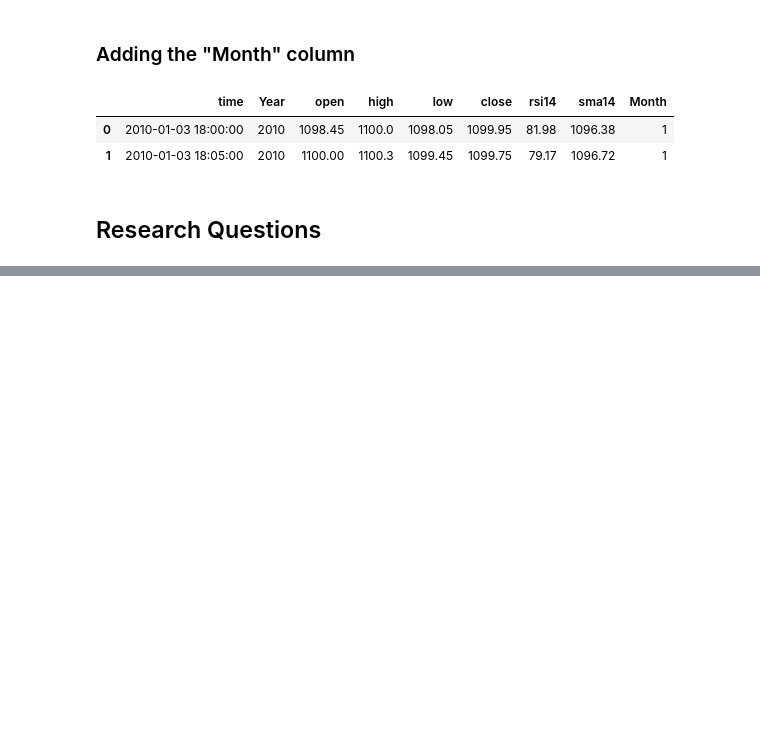
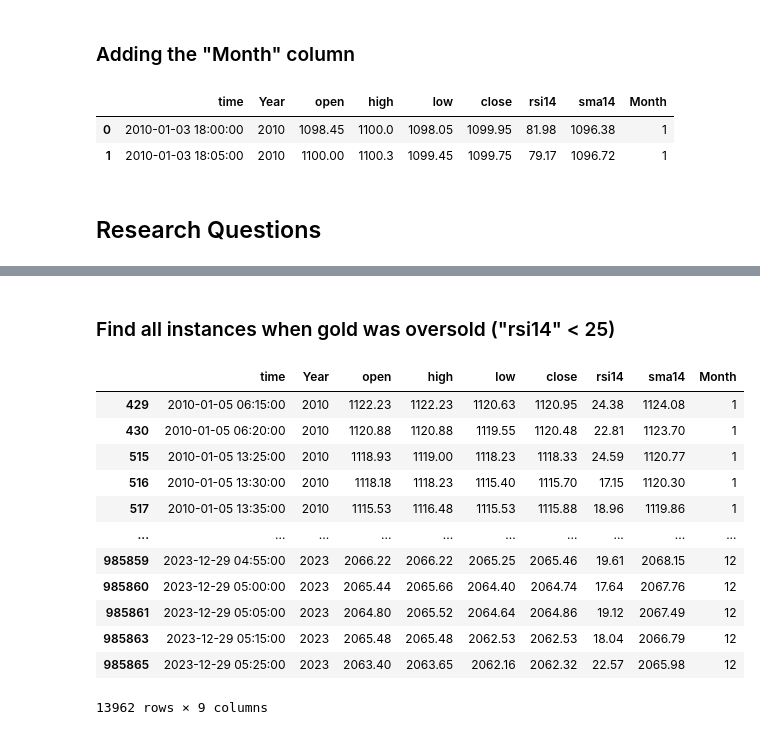
Before and after one commit to Tanay-Dwivedi/Gold-Price-Data-Analysis, a Jupyter notebook: gold_price_data_analysis.ipynb, the cells around one changed output, grey strips where cells are left out. Drawn from its saved outputs; the diff is of its cells as text; code cells hidden in the pictures; blank space fills up the shorter version.

```diff
--- a/gold_price_data_analysis.ipynb
+++ b/gold_price_data_analysis.ipynb
@@ -129,0 +228,18 @@ df.head(2)
+# %% [markdown]
+### Find all instances when gold was oversold ("rsi14" < 25)
+# %%
+df[df["rsi14"] < 25]
+# %% [output]
+|  | time | Year | open | high | low | close | rsi14 | sma14 | Month |
+| 429 | 2010-01-05 06:15:00 | 2010 | 1122.23 | 1122.23 | 1120.63 | 1120.95 | 24.38 | 1124.08 | 1 |
+| 430 | 2010-01-05 06:20:00 | 2010 | 1120.88 | 1120.88 | 1119.55 | 1120.48 | 22.81 | 1123.70 | 1 |
+| 515 | 2010-01-05 13:25:00 | 2010 | 1118.93 | 1119.00 | 1118.23 | 1118.33 | 24.59 | 1120.77 | 1 |
+| 516 | 2010-01-05 13:30:00 | 2010 | 1118.18 | 1118.23 | 1115.40 | 1115.70 | 17.15 | 1120.30 | 1 |
+| 517 | 2010-01-05 13:35:00 | 2010 | 1115.53 | 1116.48 | 1115.53 | 1115.88 | 18.96 | 1119.86 | 1 |
+| ... | ... | ... | ... | ... | ... | ... | ... | ... | ... |
+| 985859 | 2023-12-29 04:55:00 | 2023 | 2066.22 | 2066.22 | 2065.25 | 2065.46 | 19.61 | 2068.15 | 12 |
+| 985860 | 2023-12-29 05:00:00 | 2023 | 2065.44 | 2065.66 | 2064.40 | 2064.74 | 17.64 | 2067.76 | 12 |
+| 985861 | 2023-12-29 05:05:00 | 2023 | 2064.80 | 2065.52 | 2064.64 | 2064.86 | 19.12 | 2067.49 | 12 |
+| 985863 | 2023-12-29 05:15:00 | 2023 | 2065.48 | 2065.48 | 2062.53 | 2062.53 | 18.04 | 2066.79 | 12 |
+| 985865 | 2023-12-29 05:25:00 | 2023 | 2063.40 | 2063.65 | 2062.16 | 2062.32 | 22.57 | 2065.98 | 12 |
+13962 rows × 9 columns
```
Also changed, not shown: parts of 14 cells of this notebook.
